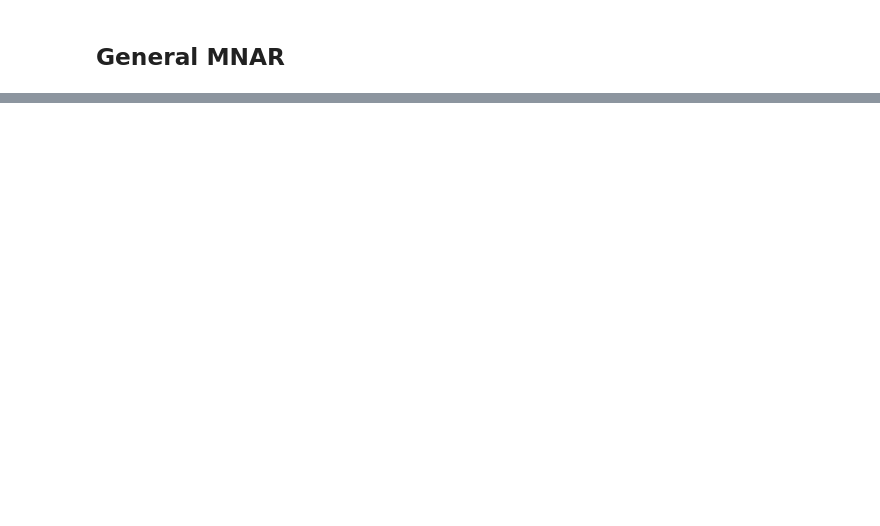
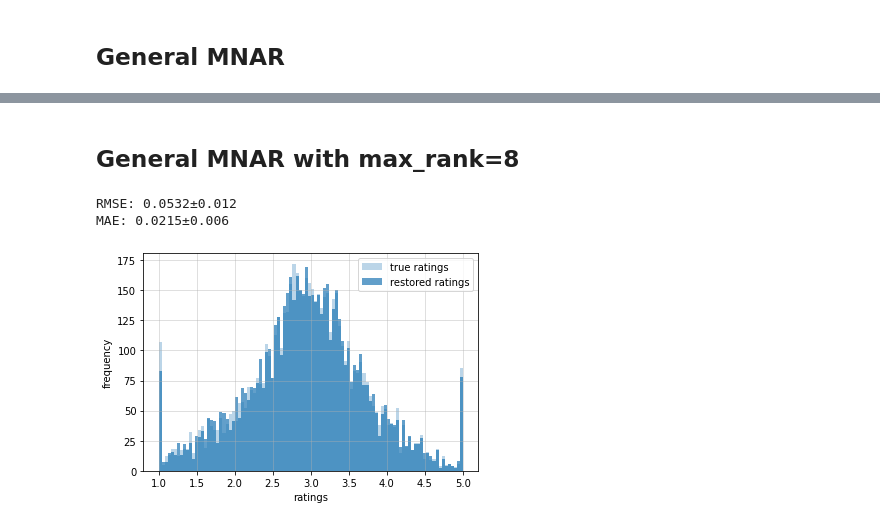
Before and after one commit to florianjuengermann/on-causal-matrix-completion, a Jupyter notebook: mnar_test.ipynb, the cells around one changed output, grey strips where cells are left out. Drawn from its saved outputs; the diff is of its cells as text; code cells hidden in the pictures; blank space fills up the shorter version.

Commit message:
added example for max_rank=8

```diff
--- a/mnar_test.ipynb
+++ b/mnar_test.ipynb
@@ -101,0 +108,50 @@ MAE: 0.3913±0.020
+# %% [markdown]
+## General MNAR with max_rank=8
+# %%
+params = {
+    'n_neighbors': 1,
+    # 'weights': 'distance',
+    'verbose': False,
+    # 'spectral_t': 0.999,
+    'max_rank': 8, # --> RMSE ~ 0.10
+    'min_value': 1,
+    'max_value': 5,
+}
+snn = SyntheticNearestNeighbors(**params)
+inv_scale = 1 # 1: full resolution, 2: half resolution
+_, _, latent_movie_matrix = gen.getRatingAndPropensityMatrix_general(inv_scale=inv_scale)
+RMSEs = []
+MAEs = []
+for _ in range(3):
+    # pass the old latent_movie_matrix so we do not recompute it
+    # only recompute rating_matrix
+    rating_matrix, P, latent_movie_matrix = gen.getRatingAndPropensityMatrix_general(
+        latent_movie_matrix,
+        inv_scale=inv_scale
+    )
+    D = np.random.binomial(1, P)  # not really needed as P[i,j] ∈ {0, 1}
+    Y = rating_matrix * D
+    Y[D == 0] = np.nan
+    Y_restored = snn.fit_transform(Y)
+    #Y_restored = ridgeNN.RidgeNN(D, Y)
+    #Y_restored[Y_restored < 1] = 1
+    #Y_restored[Y_restored > 5] = 5
+    Error = (rating_matrix - Y_restored).flatten()
+    RMSEs.append(np.sqrt(np.mean(Error ** 2)))
+    MAEs.append(np.mean(np.abs(Error)))
+
+print(f"RMSE: {np.mean(RMSEs):.4f}±{np.sqrt(np.var(RMSEs)):.3f}")
+print(f"MAE: {np.mean(MAEs):.4f}±{np.sqrt(np.var(MAEs)):.3f}")
+
+# distribution of true vs restored samples:
+plt.hist(rating_matrix.flatten(), bins=100, alpha=0.3, label="true ratings")
+plt.hist(Y_restored.flatten(), bins=100, color='C0', alpha=0.7, label="restored ratings")
+plt.xlabel('ratings')
+plt.ylabel('frequency')
+plt.grid(alpha=0.5)
+plt.legend()
+plt.legend(loc="upper right");
+# %% [output]
+RMSE: 0.0532±0.012
+MAE: 0.0215±0.006
+[figure, added]
```
Also changed, not shown: parts of 3 cells of this notebook, 1 other file.
